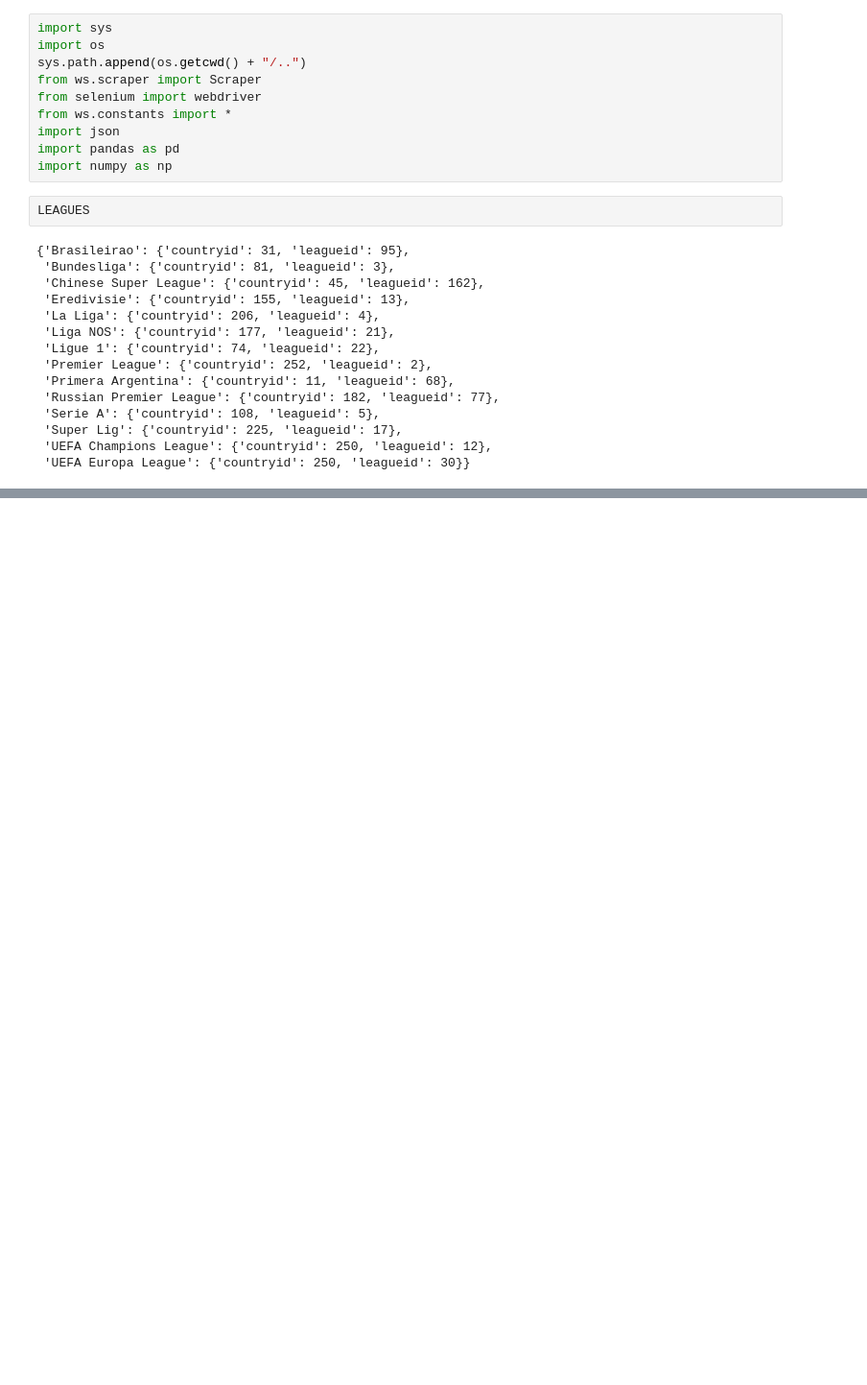
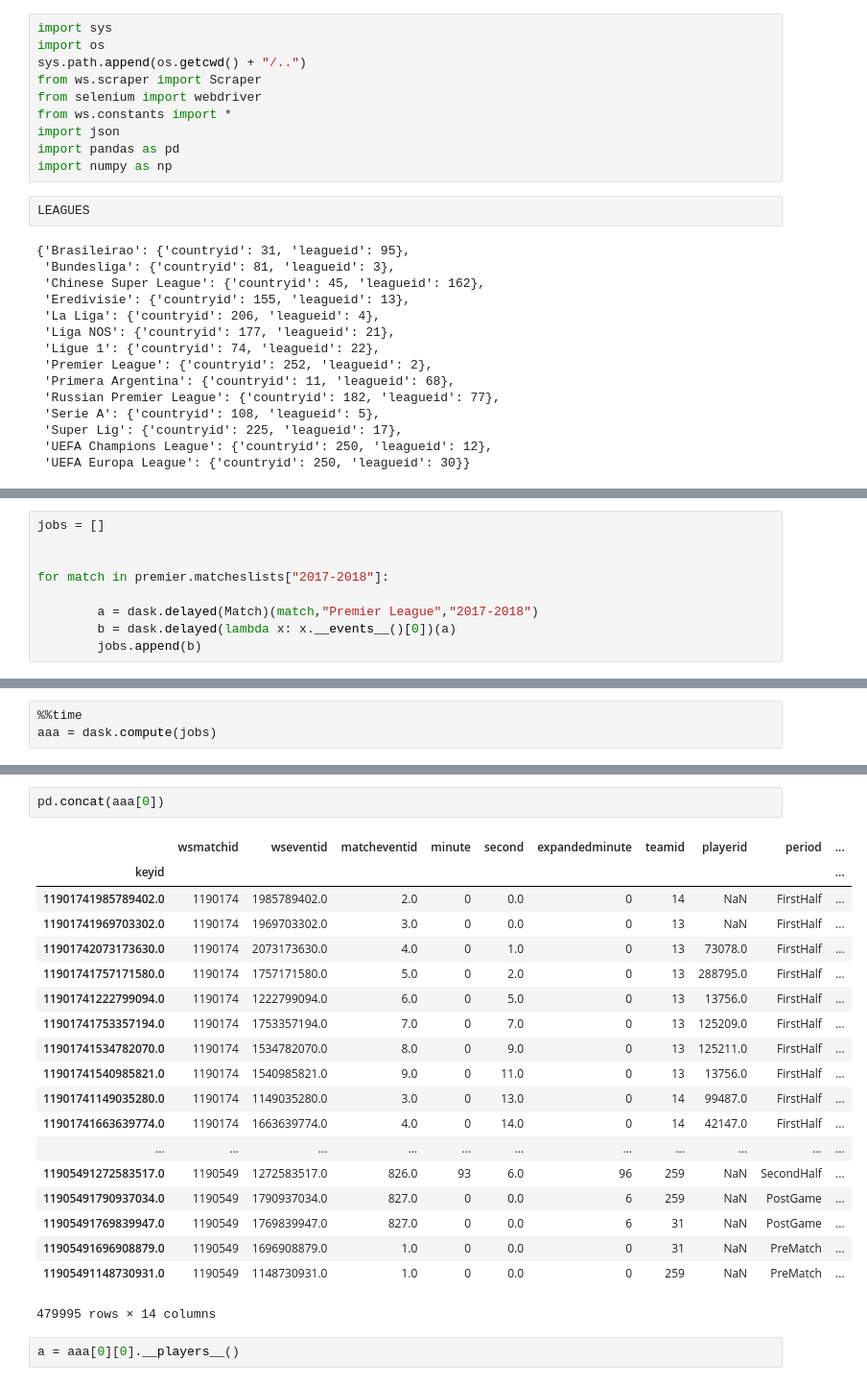
Before and after one commit to sdonoso23/ws, a Jupyter notebook: notebooks/003-importmatch.ipynb, the cells around one changed output, grey strips where cells are left out. Shown at 96% size. Saved outputs shown, nothing was run; the diff lists cells and outputs as text; blank space fills up the shorter version.

```diff
--- a/notebooks/003-importmatch.ipynb
+++ b/notebooks/003-importmatch.ipynb
@@ -548,0 +594,9 @@ np.fv(pmt=-150000,nper=40*12,pv=0,rate=0.05/12)
+# %%
+jobs = []
+
+
+for match in premier.matcheslists["2017-2018"]:
+
+        a = dask.delayed(Match)(match,"Premier League","2017-2018")
+        b = dask.delayed(lambda x: x.__events__()[0])(a)
+        jobs.append(b)
@@ -548,0 +637,3 @@ np.fv(pmt=-150000,nper=40*12,pv=0,rate=0.05/12)
+# %%
+%%time
+aaa = dask.compute(jobs)
@@ -548,0 +643,24 @@ np.fv(pmt=-150000,nper=40*12,pv=0,rate=0.05/12)
+# %%
+pd.concat(aaa[0])
+# %% [output]
+|  | wsmatchid | wseventid | matcheventid | minute | second | expandedminute | teamid | playerid | period | ... |
+| keyid |  |  |  |  |  |  |  |  |  | ... |
+| 11901741985789402.0 | 1190174 | 1985789402.0 | 2.0 | 0 | 0.0 | 0 | 14 | NaN | FirstHalf | ... |
+| 11901741969703302.0 | 1190174 | 1969703302.0 | 3.0 | 0 | 0.0 | 0 | 13 | NaN | FirstHalf | ... |
+| 11901742073173630.0 | 1190174 | 2073173630.0 | 4.0 | 0 | 1.0 | 0 | 13 | 73078.0 | FirstHalf | ... |
+| 11901741757171580.0 | 1190174 | 1757171580.0 | 5.0 | 0 | 2.0 | 0 | 13 | 288795.0 | FirstHalf | ... |
+| 11901741222799094.0 | 1190174 | 1222799094.0 | 6.0 | 0 | 5.0 | 0 | 13 | 13756.0 | FirstHalf | ... |
+| 11901741753357194.0 | 1190174 | 1753357194.0 | 7.0 | 0 | 7.0 | 0 | 13 | 125209.0 | FirstHalf | ... |
+| 11901741534782070.0 | 1190174 | 1534782070.0 | 8.0 | 0 | 9.0 | 0 | 13 | 125211.0 | FirstHalf | ... |
+| 11901741540985821.0 | 1190174 | 1540985821.0 | 9.0 | 0 | 11.0 | 0 | 13 | 13756.0 | FirstHalf | ... |
+| 11901741149035280.0 | 1190174 | 1149035280.0 | 3.0 | 0 | 13.0 | 0 | 14 | 99487.0 | FirstHalf | ... |
+| 11901741663639774.0 | 1190174 | 1663639774.0 | 4.0 | 0 | 14.0 | 0 | 14 | 42147.0 | FirstHalf | ... |
+| ... | ... | ... | ... | ... | ... | ... | ... | ... | ... | ... |
+| 11905491272583517.0 | 1190549 | 1272583517.0 | 826.0 | 93 | 6.0 | 96 | 259 | NaN | SecondHalf | ... |
+| 11905491790937034.0 | 1190549 | 1790937034.0 | 827.0 | 0 | 0.0 | 6 | 259 | NaN | PostGame | ... |
+| 11905491769839947.0 | 1190549 | 1769839947.0 | 827.0 | 0 | 0.0 | 6 | 31 | NaN | PostGame | ... |
+| 11905491696908879.0 | 1190549 | 1696908879.0 | 1.0 | 0 | 0.0 | 0 | 31 | NaN | PreMatch | ... |
+| 11905491148730931.0 | 1190549 | 1148730931.0 | 1.0 | 0 | 0.0 | 0 | 259 | NaN | PreMatch | ... |
+479995 rows × 14 columns
+# %%
+a = aaa[0][0].__players__()
```
Also changed, not shown: parts of 74 cells of this notebook, 4 other files.
